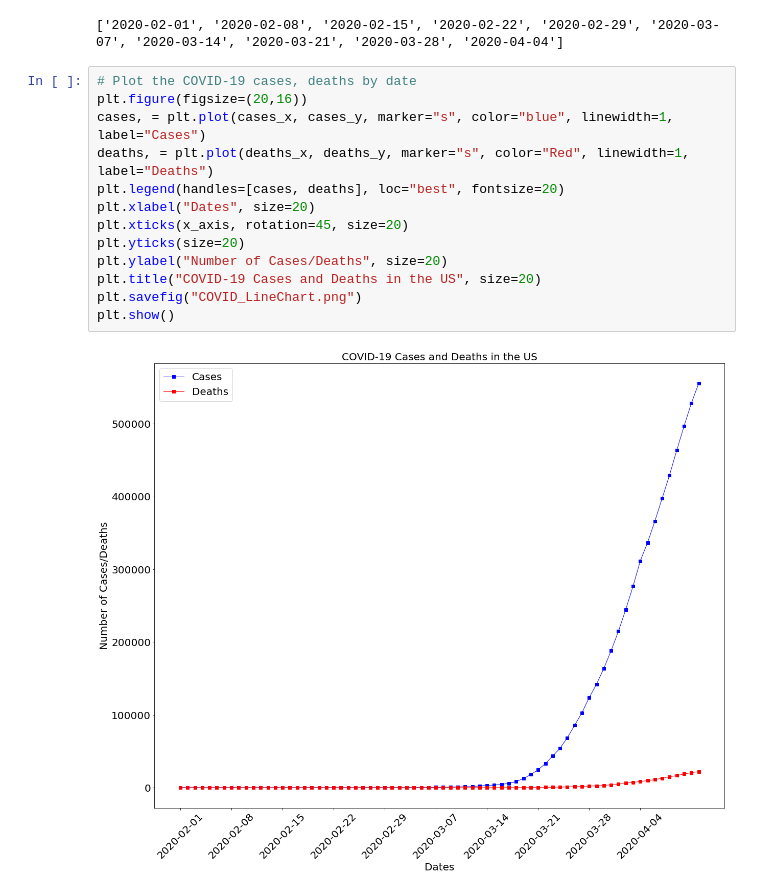
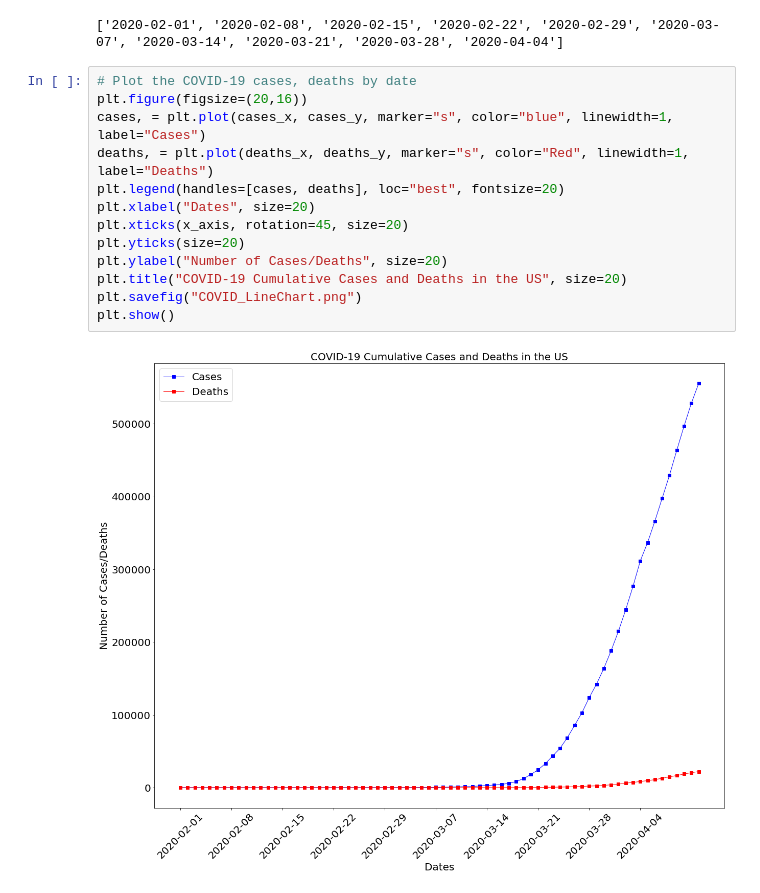
Before and after one commit to NachoKingP/Project1-2020, a Jupyter notebook: unemployment-development.ipynb, the cells around one changed output. Drawn from its saved outputs; the diff is of its cells as text.

Commit message:
Updated COVID graph titles.

```diff
--- a/unemployment-development.ipynb
+++ b/unemployment-development.ipynb
@@ -133,18 +133,18 @@ print(x_axis)
 # %%
 # Plot the COVID-19 cases, deaths by date
 plt.figure(figsize=(20,16))
 cases, = plt.plot(cases_x, cases_y, marker="s", color="blue", linewidth=1, label="Cases")
 deaths, = plt.plot(deaths_x, deaths_y, marker="s", color="Red", linewidth=1, label="Deaths")
 plt.legend(handles=[cases, deaths], loc="best", fontsize=20)
 plt.xlabel("Dates", size=20)
 plt.xticks(x_axis, rotation=45, size=20)
 plt.yticks(size=20)
 plt.ylabel("Number of Cases/Deaths", size=20)
-plt.title("COVID-19 Cases and Deaths in the US", size=20)
+plt.title("COVID-19 Cumulative Cases and Deaths in the US", size=20)
 plt.savefig("COVID_LineChart.png")
 plt.show()
 # %% [output]
-[figure, old version]
+[figure, new version]
 # %%
 # Plot the COVID-19 cases, deaths by date, capped at 25,000 to better show deaths curve
 plt.figure(figsize=(20,16))
```
Also changed, not shown: parts of 1 cell of this notebook, 2 other files.
